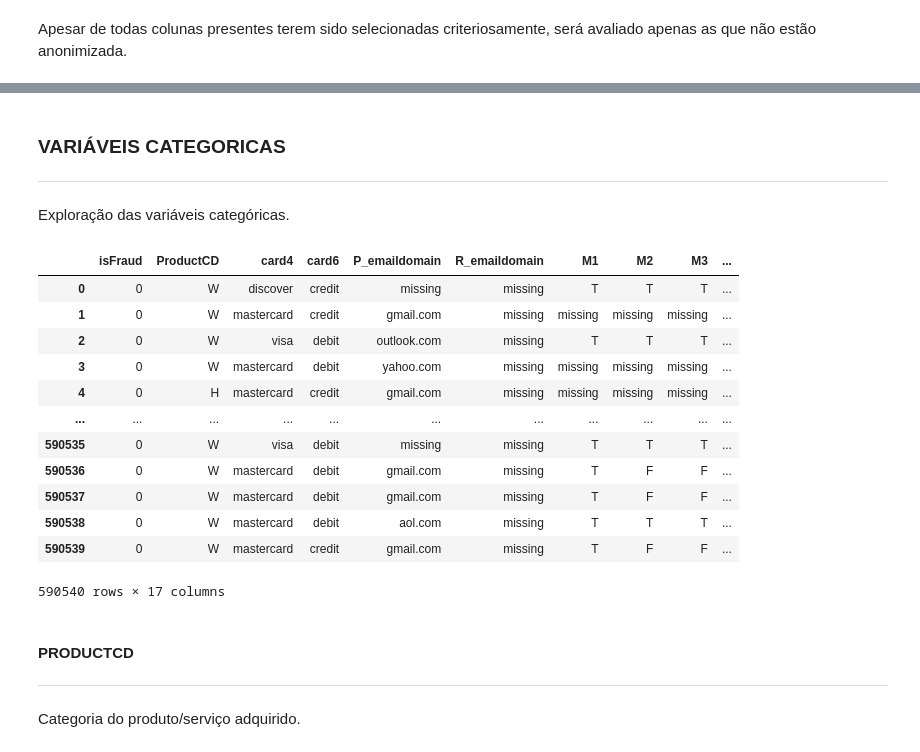
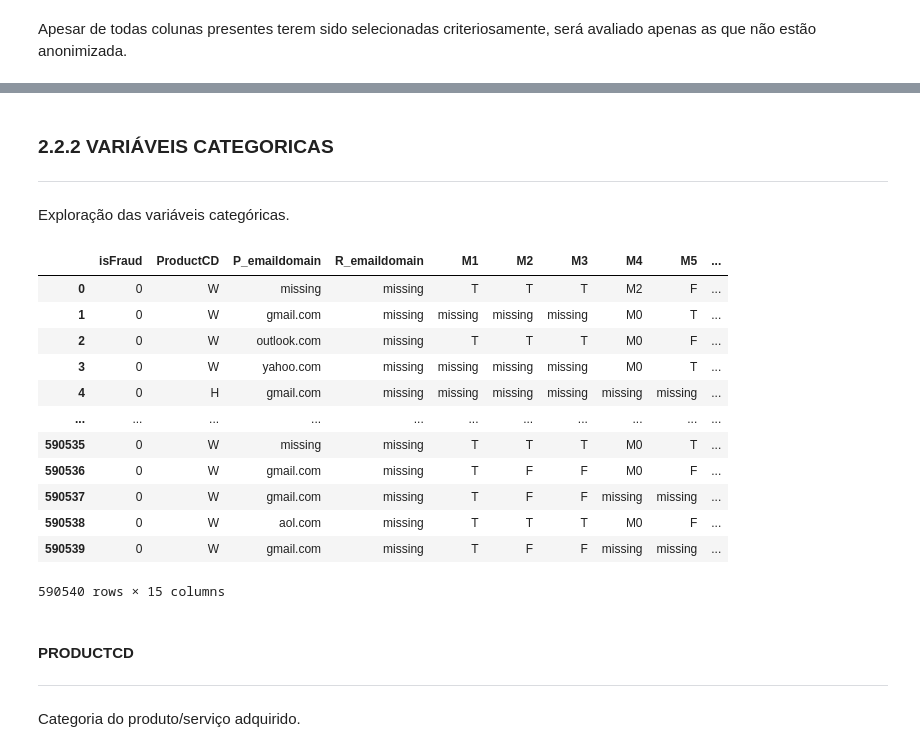
Before and after one commit to MatSchualtz/Anomaly_Detection_4BankFraud, a Jupyter notebook: notebooks/02_preprocessing.ipynb, the cells around one changed output, grey strips where cells are left out. Saved outputs shown, nothing was run; the diff lists cells and outputs as text; code cells hidden in the pictures.

```diff
--- a/notebooks/02_preprocessing.ipynb
+++ b/notebooks/02_preprocessing.ipynb
@@ -103,32 +259,32 @@ Apesar de todas colunas presentes terem sido selecionadas criteriosamente, será
 # %% [markdown]
-### VARIÁVEIS CATEGORICAS
+### 2.2.2 VARIÁVEIS CATEGORICAS
 ***
 Exploração das variáveis categóricas.
 # %%
 cat_cols = [
-    c for c in info_df[info_df['dtype'] == 'object']['coluna'].to_list()
+    c for c in info_df.iloc[6:,:][info_df['dtype'] == 'object']['coluna'].to_list()
     if not c.startswith("id")
 ]
 
 cat_cols = ["isFraud"] + cat_cols
 
 df_cat_analysis = df_final[cat_cols].copy()
 df_cat_analysis = df_cat_analysis.fillna('missing')
 df_cat_analysis
 # %% [output]
-|  | isFraud | ProductCD | card4 | card6 | P_emaildomain | R_emaildomain | M1 | M2 | M3 | ... |
-| 0 | 0 | W | discover | credit | missing | missing | T | T | T | ... |
-| 1 | 0 | W | mastercard | credit | gmail.com | missing | missing | missing | missing | ... |
-| 2 | 0 | W | visa | debit | outlook.com | missing | T | T | T | ... |
-| 3 | 0 | W | mastercard | debit | yahoo.com | missing | missing | missing | missing | ... |
-| 4 | 0 | H | mastercard | credit | gmail.com | missing | missing | missing | missing | ... |
+|  | isFraud | ProductCD | P_emaildomain | R_emaildomain | M1 | M2 | M3 | M4 | M5 | ... |
+| 0 | 0 | W | missing | missing | T | T | T | M2 | F | ... |
+| 1 | 0 | W | gmail.com | missing | missing | missing | missing | M0 | T | ... |
+| 2 | 0 | W | outlook.com | missing | T | T | T | M0 | F | ... |
+| 3 | 0 | W | yahoo.com | missing | missing | missing | missing | M0 | T | ... |
+| 4 | 0 | H | gmail.com | missing | missing | missing | missing | missing | missing | ... |
 | ... | ... | ... | ... | ... | ... | ... | ... | ... | ... | ... |
-| 590535 | 0 | W | visa | debit | missing | missing | T | T | T | ... |
-| 590536 | 0 | W | mastercard | debit | gmail.com | missing | T | F | F | ... |
-| 590537 | 0 | W | mastercard | debit | gmail.com | missing | T | F | F | ... |
-| 590538 | 0 | W | mastercard | debit | aol.com | missing | T | T | T | ... |
-| 590539 | 0 | W | mastercard | credit | gmail.com | missing | T | F | F | ... |
+| 590535 | 0 | W | missing | missing | T | T | T | M0 | T | ... |
+| 590536 | 0 | W | gmail.com | missing | T | F | F | M0 | F | ... |
+| 590537 | 0 | W | gmail.com | missing | T | F | F | missing | missing | ... |
+| 590538 | 0 | W | aol.com | missing | T | T | T | M0 | F | ... |
+| 590539 | 0 | W | gmail.com | missing | T | F | F | missing | missing | ... |
-590540 rows × 17 columns
+590540 rows × 15 columns
 # %% [markdown]
 #### PRODUCTCD
 ***
```
Also changed, not shown: parts of 66 cells of this notebook, 3 other files.
